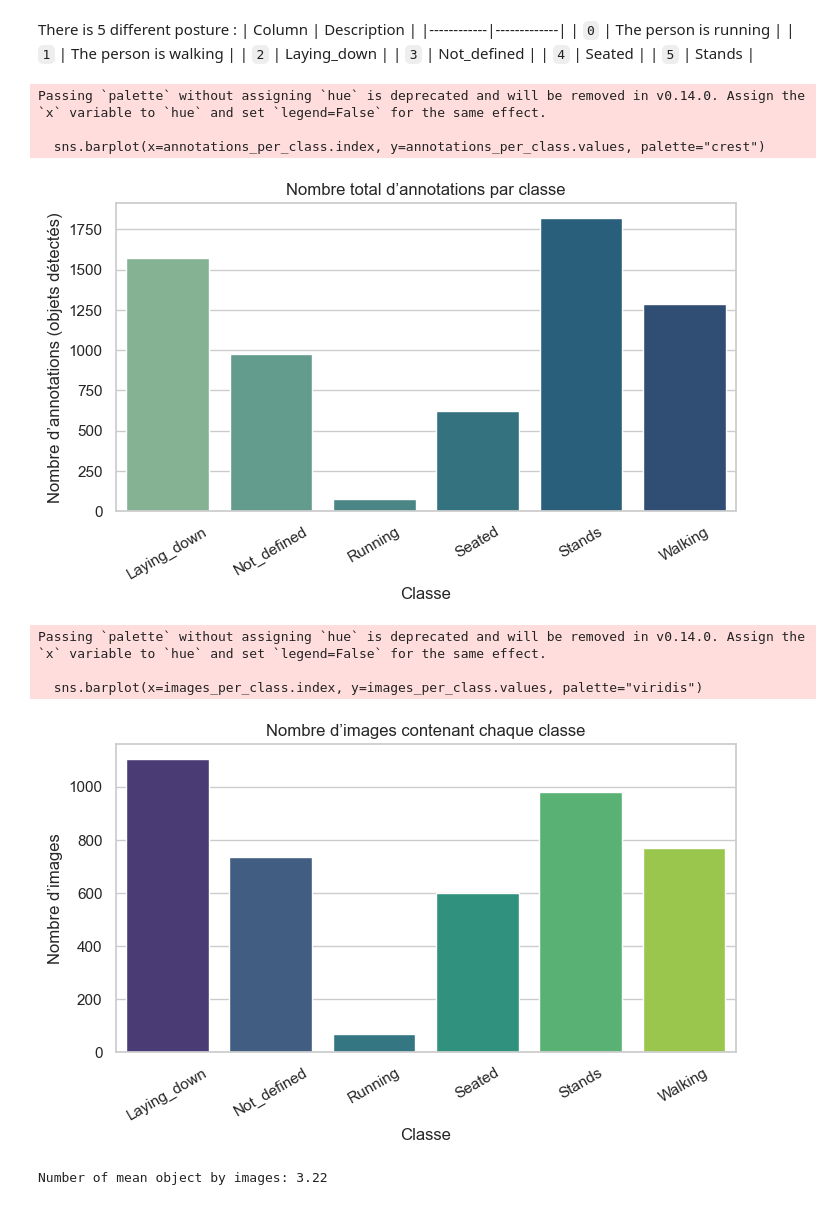
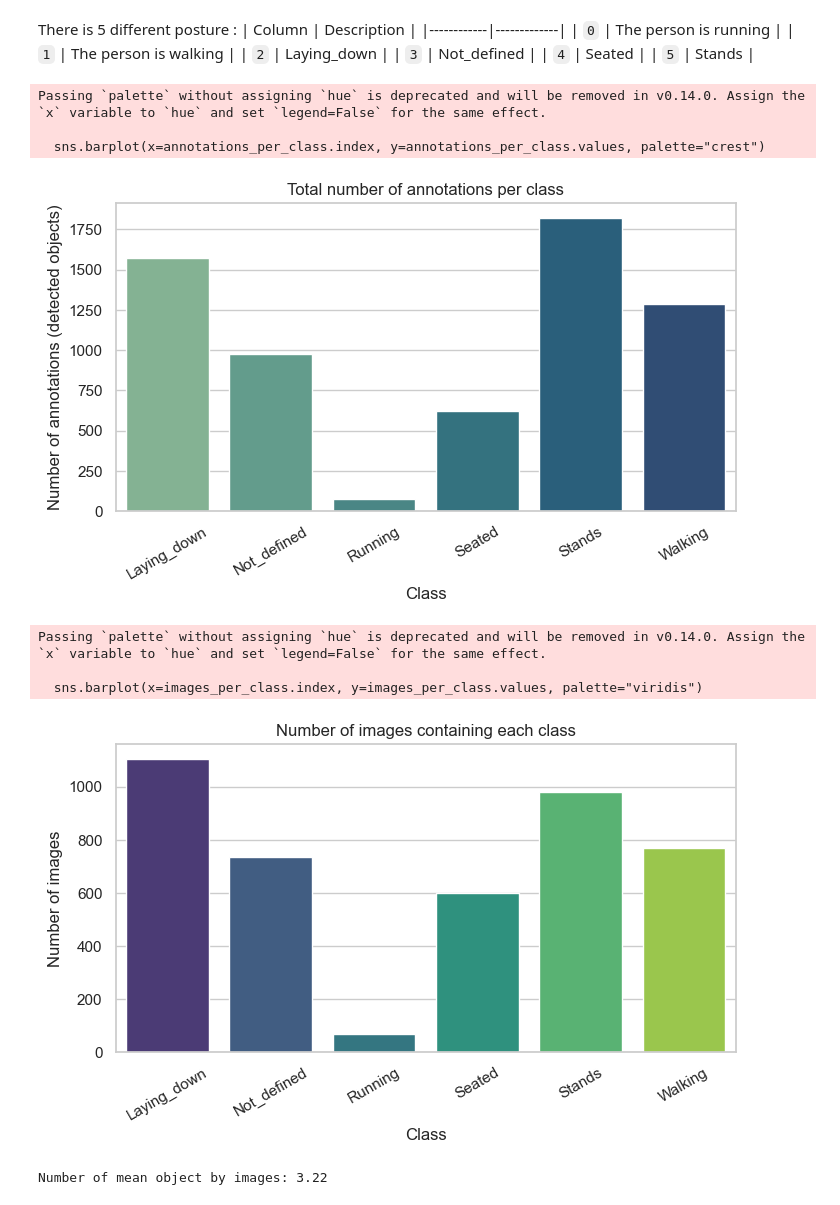
Before and after one commit to lesoldatalex/projet-machine-learning, a Jupyter notebook: data_analysis.ipynb, the cells around one changed output. Saved outputs shown, nothing was run; the diff lists cells and outputs as text; code cells hidden in the pictures.

```diff
--- a/data_analysis.ipynb
+++ b/data_analysis.ipynb
@@ -98,37 +102,37 @@ There is 5 different posture :
 | `4`   | Seated |
 | `5`   | Stands |
 # %%
-# Analyse of the repartition of Classe ID
+# Analysis of the repartition of Classe ID
 
 # Number of annotation / classes
 annotations_per_class = df["class_name"].value_counts().sort_index()
 plt.figure(figsize=(8,4))
 sns.barplot(x=annotations_per_class.index, y=annotations_per_class.values, palette="crest")
-plt.title("Nombre total d’annotations par classe")
-plt.xlabel("Classe")
-plt.ylabel("Nombre d’annotations (objets détectés)")
+plt.title("Total number of annotations per class")
+plt.xlabel("Class")
+plt.ylabel("Number of annotations (detected objects)")
 plt.xticks(rotation=30)
 plt.show()
 
 # Number of annotation / images
 images_per_class = df.groupby("class_name")["file"].nunique().sort_index()
 plt.figure(figsize=(8,4))
 sns.barplot(x=images_per_class.index, y=images_per_class.values, palette="viridis")
-plt.title("Nombre d’images contenant chaque classe")
-plt.xlabel("Classe")
-plt.ylabel("Nombre d’images")
+plt.title("Number of images containing each class")
+plt.xlabel("Class")
+plt.ylabel("Number of images")
 plt.xticks(rotation=30)
 plt.show()
 
 objects_per_image = df.groupby("file").size()
 print(f"Number of mean object by images: {objects_per_image.mean():.2f}")
 # %% [output]
 Passing `palette` without assigning `hue` is deprecated and will be removed in v0.14.0. Assign the `x` variable to `hue` and set `legend=False` for the same effect.
 
   sns.barplot(x=annotations_per_class.index, y=annotations_per_class.values, palette="crest")
-[figure, old version]
+[figure, new version]
 Passing `palette` without assigning `hue` is deprecated and will be removed in v0.14.0. Assign the `x` variable to `hue` and set `legend=False` for the same effect.
 
   sns.barplot(x=images_per_class.index, y=images_per_class.values, palette="viridis")
-[figure, old version]
+[figure, new version]
 Number of mean object by images: 3.22
```
Also changed, not shown: parts of 16 cells of this notebook.
